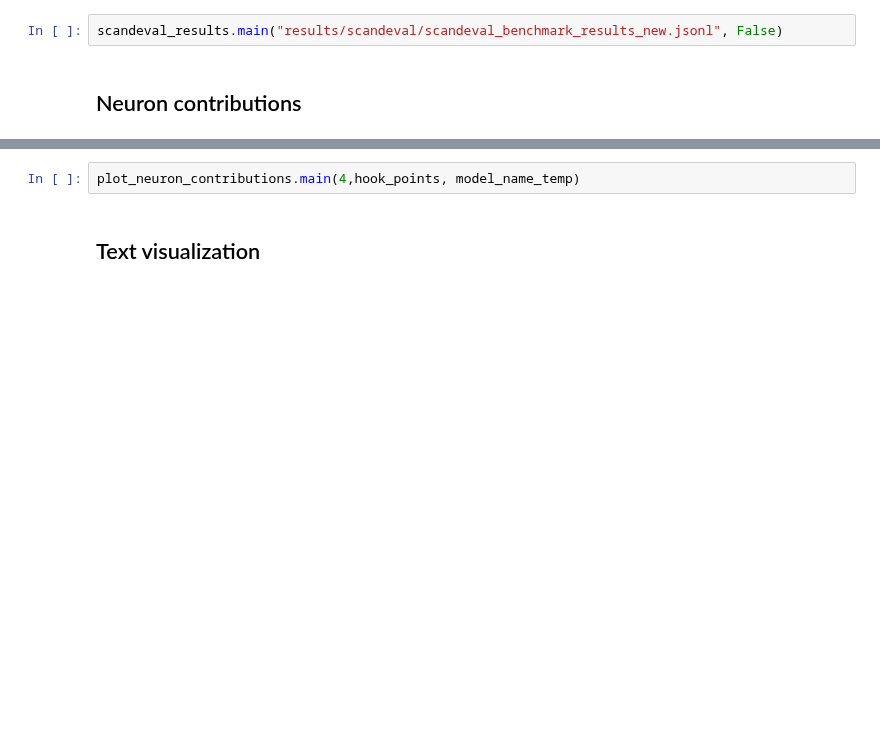
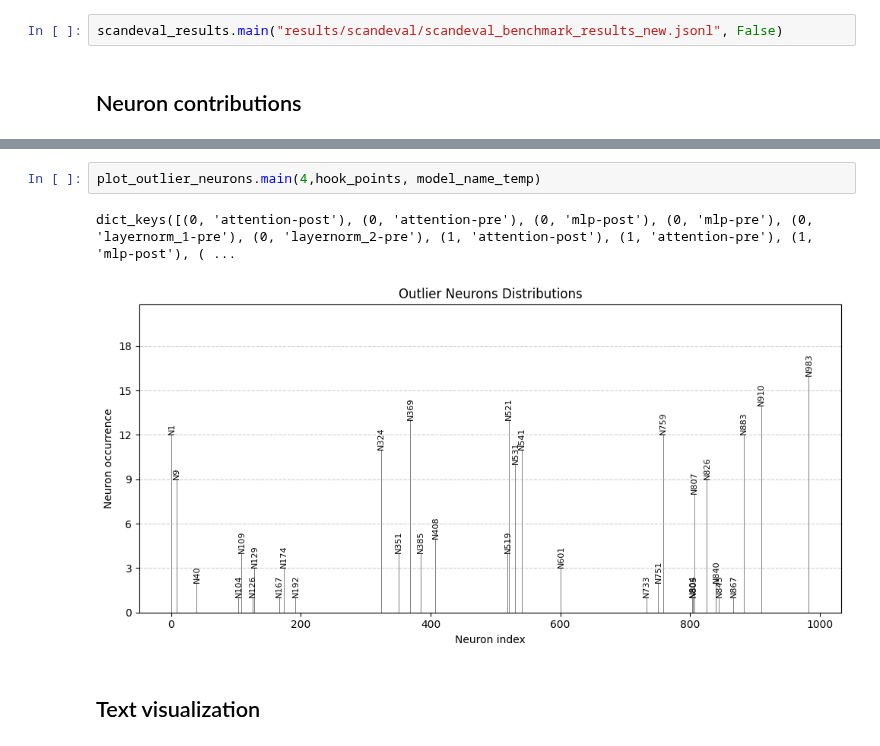
Before and after one commit to MartinKirkegaardDK/KDS_MI, a Jupyter notebook: main.ipynb, the cells around one changed output, grey strips where cells are left out. Drawn from its saved outputs; the diff is of its cells as text; blank space fills up the shorter version.

Commit message:
neuron distribution plots

```diff
--- a/main.ipynb
+++ b/main.ipynb
@@ -237,5 +239,8 @@ create_neuron_contributions.main(model_name, model_name_temp,hook_points)
 # %%
-plot_neuron_contributions.main(4,hook_points, model_name_temp)
+plot_outlier_neurons.main(4,hook_points, model_name_temp)
+# %% [output]
+dict_keys([(0, 'attention-post'), (0, 'attention-pre'), (0, 'mlp-post'), (0, 'mlp-pre'), (0, 'layernorm_1-pre'), (0, 'layernorm_2-pre'), (1, 'attention-post'), (1, 'attention-pre'), (1, 'mlp-post'), ( ...
+[figure, added]
 # %% [markdown]
 ## Text visualization
 # %%
```
Also changed, not shown: parts of 5 cells of this notebook, 33 other files.
